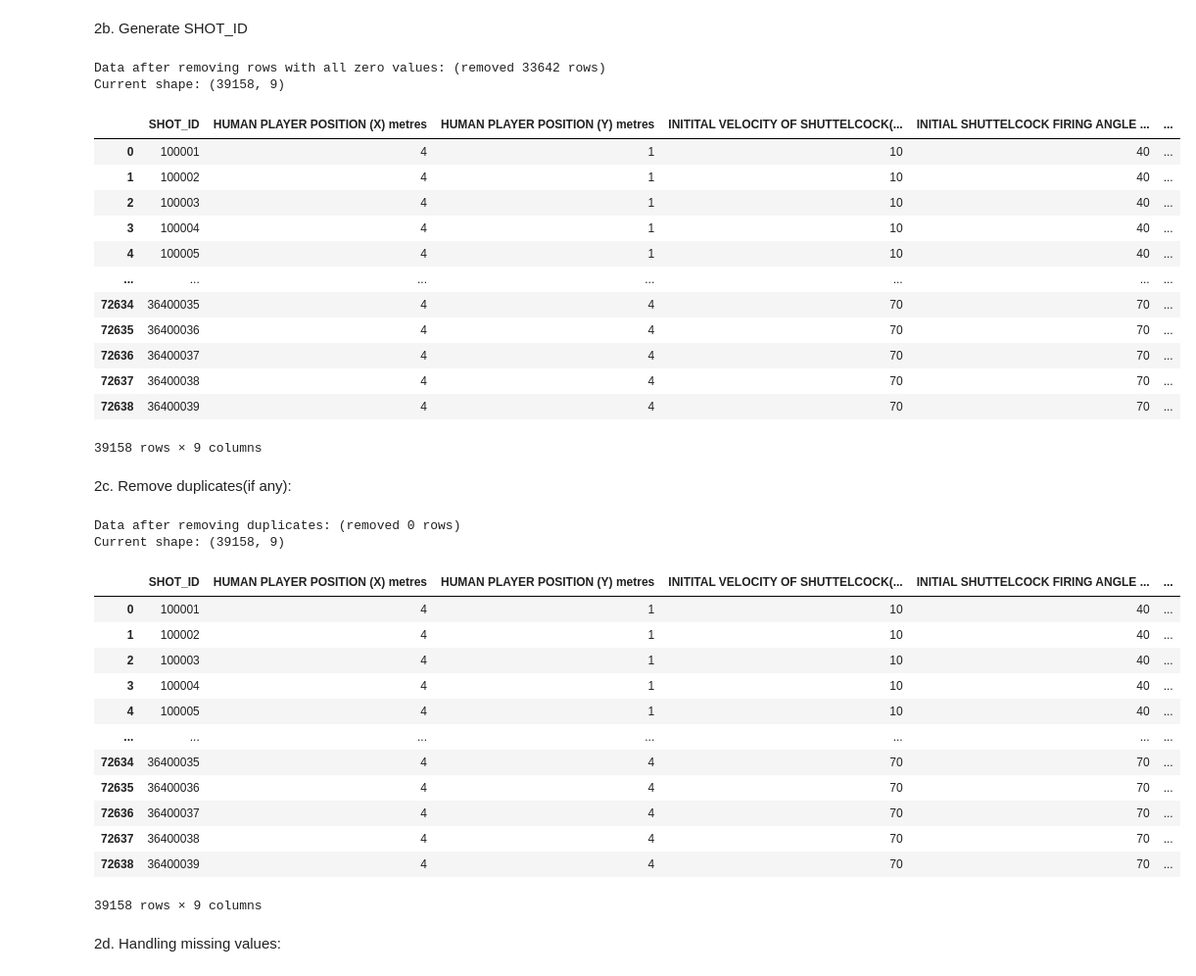
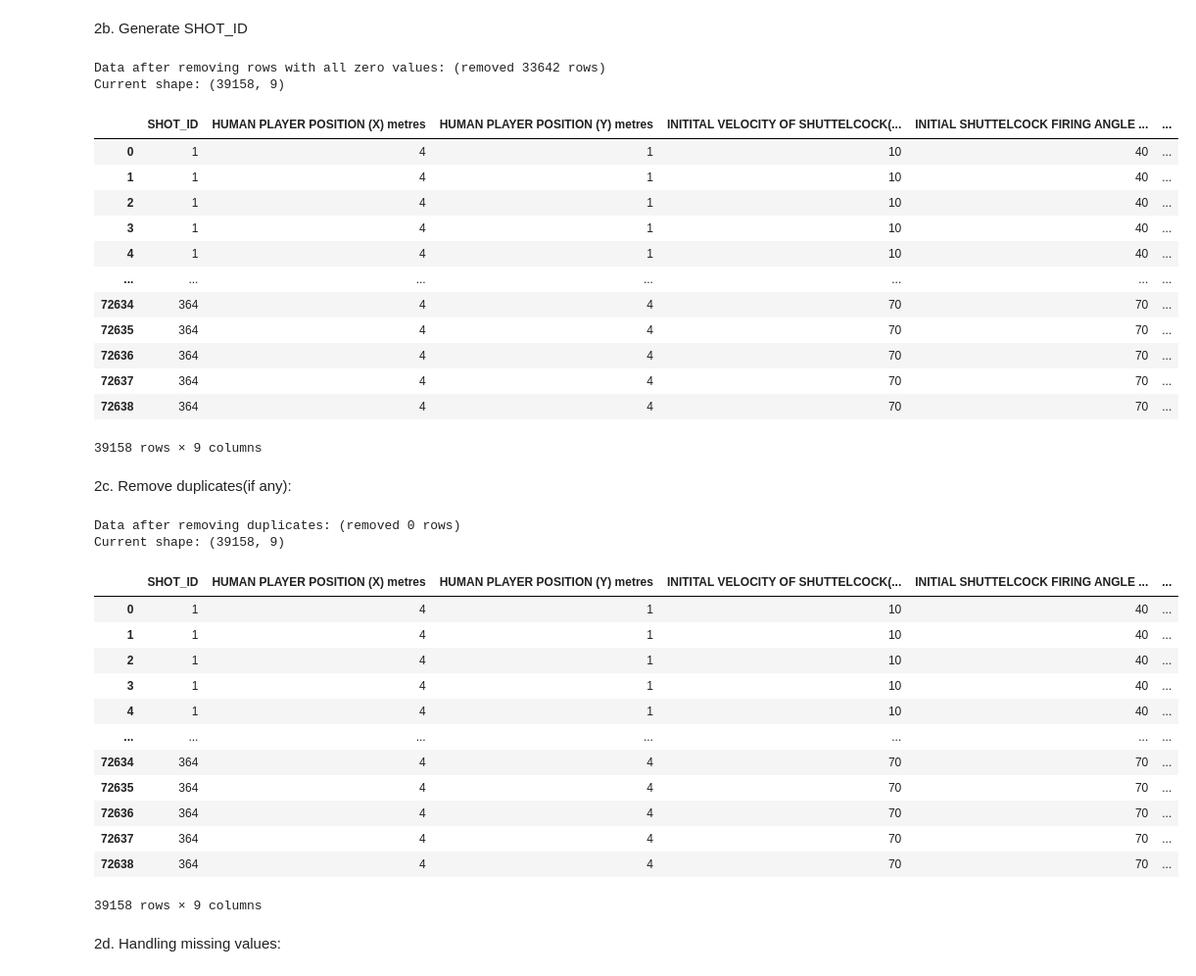
Before and after one commit to xunthongkkkkkk/DataAnalytics3005, a Jupyter notebook: data-preprocessing-badmintondata-jinwei/data-preprocessing-badmintondata.ipynb, the cells around one changed output. Shown at 98% size. Cells and saved outputs as stored; diff of their text form; code cells hidden in the pictures.

Commit message:
Fix SHOT_ID to block indicators.

```diff
--- a/data-preprocessing-badmintondata-jinwei/data-preprocessing-badmintondata.ipynb
+++ b/data-preprocessing-badmintondata-jinwei/data-preprocessing-badmintondata.ipynb
@@ -50,8 +50,7 @@ import numpy as np
 import pandas as pd
 
 # Generate SHOT_ID
-block_id_lhs = 100  # Left-hand side of the SHOT_ID
-row_id_rhs = 1  # Right-hand side of the SHOT_ID
+block_id = 1  # block_id
 SHOT_ID = []  # List to store the generated SHOT_IDs
 zero_row_flag = False
 
@@ -62,50 +61,48 @@ for _, row in df.iterrows():
         zero_row_flag = True  # Set the flag indicating zero row
         continue
     else:
-        # If the flag is set, increment block_id_lhs and reset row_id_rhs
+        # If the flag is set, increment block_id and reset zero_row_flag
         if zero_row_flag:
-            block_id_lhs += 100
-            row_id_rhs = 1
+            block_id += 1
             zero_row_flag = False
-        # Generate the SHOT_ID by combining block_id_lhs and row_id_rhs
-        SHOT_ID.append(block_id_lhs * 1000 + row_id_rhs)
-        row_id_rhs += 1
+        # Add the block_id to SHOT_ID
+        SHOT_ID.append(block_id)
 
 # Store original number of rows
 original_rows = df.shape[0]
 
 # Remove rows with all zeros
 df = df.loc[~(df.values == 0).all(axis=1)]
 
 df = df.assign(SHOT_ID=np.nan)
 df['SHOT_ID'] = SHOT_ID
 
 # Reorder columns
 df = df[['SHOT_ID', 'HUMAN PLAYER POSITION (X) metres', 'HUMAN PLAYER POSITION (Y) metres',
          'INITITAL VELOCITY OF SHUTTELCOCK(m/s)', 'INITIAL SHUTTELCOCK FIRING ANGLE (DEGREE)',
          'SHUTTELCOCK SLANT ANGLE TO SIDELINE(DEGREE)', 'SHUTTLECOCK POSITIION IN AIR(X ) metres',
          'SHUTTLECOCK POSITIION IN AIR(Y) metres', 'SHUTTLECOCK POSITIION IN AIR(Z) metres']]
 
 # Calculate and print the number of rows removed
 removed_rows_zeros = original_rows - df.shape[0]
 print(f"\nData after removing rows with all zero values: (removed {removed_rows_zeros} rows)")
 print(f"Current shape: {df.shape}")
 df
 # %% [output]
 Data after removing rows with all zero values: (removed 33642 rows)
 Current shape: (39158, 9)
 |  | SHOT_ID | HUMAN PLAYER POSITION (X) metres | HUMAN PLAYER POSITION (Y) metres | INITITAL VELOCITY OF SHUTTELCOCK(... | INITIAL SHUTTELCOCK FIRING ANGLE ... | ... |
-| 0 | 100001 | 4 | 1 | 10 | 40 | ... |
-| 1 | 100002 | 4 | 1 | 10 | 40 | ... |
-| 2 | 100003 | 4 | 1 | 10 | 40 | ... |
-| 3 | 100004 | 4 | 1 | 10 | 40 | ... |
-| 4 | 100005 | 4 | 1 | 10 | 40 | ... |
+| 0 | 1 | 4 | 1 | 10 | 40 | ... |
+| 1 | 1 | 4 | 1 | 10 | 40 | ... |
+| 2 | 1 | 4 | 1 | 10 | 40 | ... |
+| 3 | 1 | 4 | 1 | 10 | 40 | ... |
+| 4 | 1 | 4 | 1 | 10 | 40 | ... |
 | ... | ... | ... | ... | ... | ... | ... |
-| 72634 | 36400035 | 4 | 4 | 70 | 70 | ... |
-| 72635 | 36400036 | 4 | 4 | 70 | 70 | ... |
-| 72636 | 36400037 | 4 | 4 | 70 | 70 | ... |
-| 72637 | 36400038 | 4 | 4 | 70 | 70 | ... |
-| 72638 | 36400039 | 4 | 4 | 70 | 70 | ... |
+| 72634 | 364 | 4 | 4 | 70 | 70 | ... |
+| 72635 | 364 | 4 | 4 | 70 | 70 | ... |
+| 72636 | 364 | 4 | 4 | 70 | 70 | ... |
+| 72637 | 364 | 4 | 4 | 70 | 70 | ... |
+| 72638 | 364 | 4 | 4 | 70 | 70 | ... |
 39158 rows × 9 columns
 # %% [markdown]
 2c. Remove duplicates(if any):
@@ -121,17 +118,17 @@ df
 Data after removing duplicates: (removed 0 rows)
 Current shape: (39158, 9)
 |  | SHOT_ID | HUMAN PLAYER POSITION (X) metres | HUMAN PLAYER POSITION (Y) metres | INITITAL VELOCITY OF SHUTTELCOCK(... | INITIAL SHUTTELCOCK FIRING ANGLE ... | ... |
-| 0 | 100001 | 4 | 1 | 10 | 40 | ... |
-| 1 | 100002 | 4 | 1 | 10 | 40 | ... |
-| 2 | 100003 | 4 | 1 | 10 | 40 | ... |
-| 3 | 100004 | 4 | 1 | 10 | 40 | ... |
-| 4 | 100005 | 4 | 1 | 10 | 40 | ... |
+| 0 | 1 | 4 | 1 | 10 | 40 | ... |
+| 1 | 1 | 4 | 1 | 10 | 40 | ... |
+| 2 | 1 | 4 | 1 | 10 | 40 | ... |
+| 3 | 1 | 4 | 1 | 10 | 40 | ... |
+| 4 | 1 | 4 | 1 | 10 | 40 | ... |
 | ... | ... | ... | ... | ... | ... | ... |
-| 72634 | 36400035 | 4 | 4 | 70 | 70 | ... |
-| 72635 | 36400036 | 4 | 4 | 70 | 70 | ... |
-| 72636 | 36400037 | 4 | 4 | 70 | 70 | ... |
-| 72637 | 36400038 | 4 | 4 | 70 | 70 | ... |
-| 72638 | 36400039 | 4 | 4 | 70 | 70 | ... |
+| 72634 | 364 | 4 | 4 | 70 | 70 | ... |
+| 72635 | 364 | 4 | 4 | 70 | 70 | ... |
+| 72636 | 364 | 4 | 4 | 70 | 70 | ... |
+| 72637 | 364 | 4 | 4 | 70 | 70 | ... |
+| 72638 | 364 | 4 | 4 | 70 | 70 | ... |
 39158 rows × 9 columns
 # %% [markdown]
 2d. Handling missing values:
```
Also changed, not shown: parts of 4 cells of this notebook, 2 other files.
